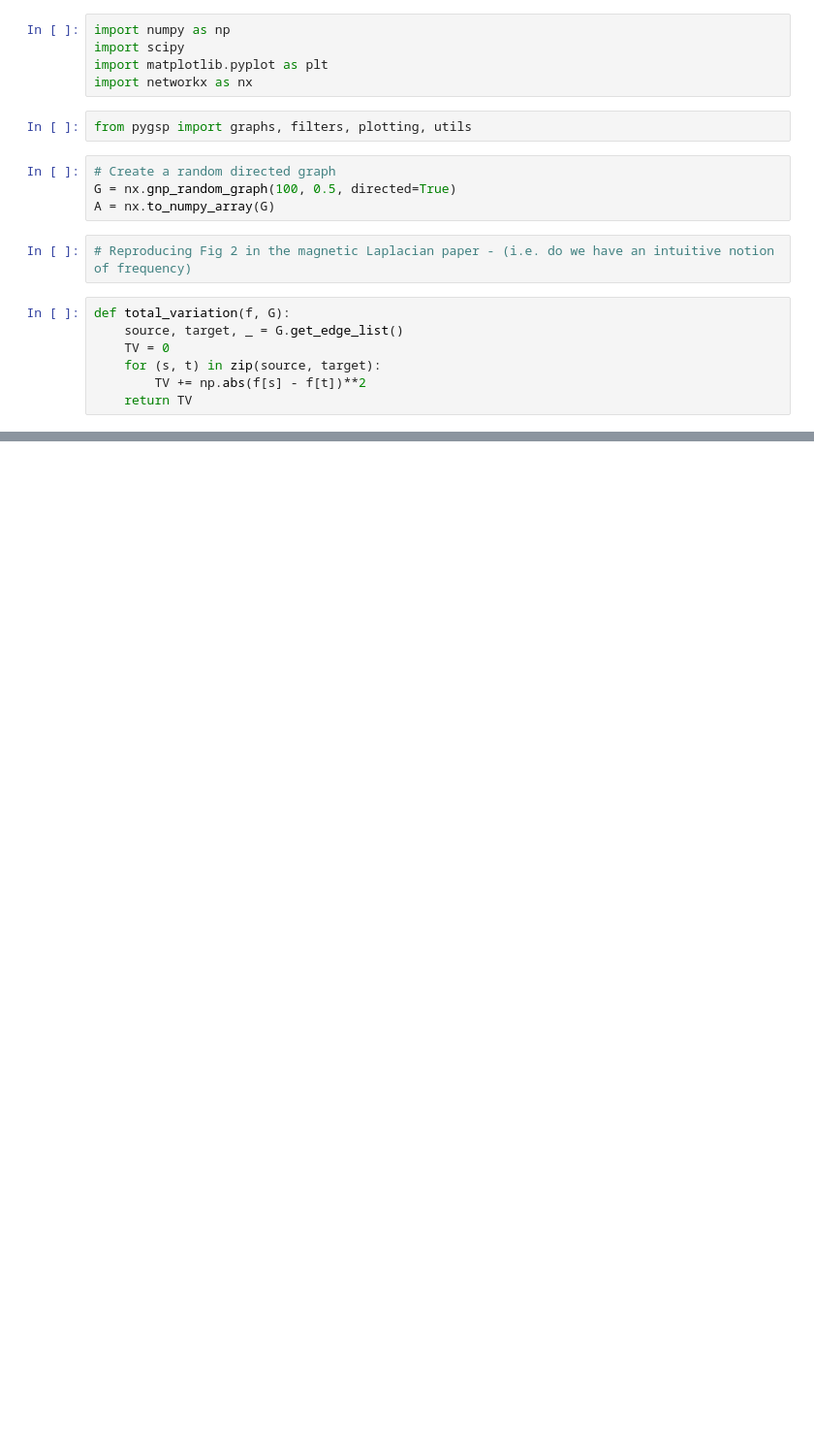
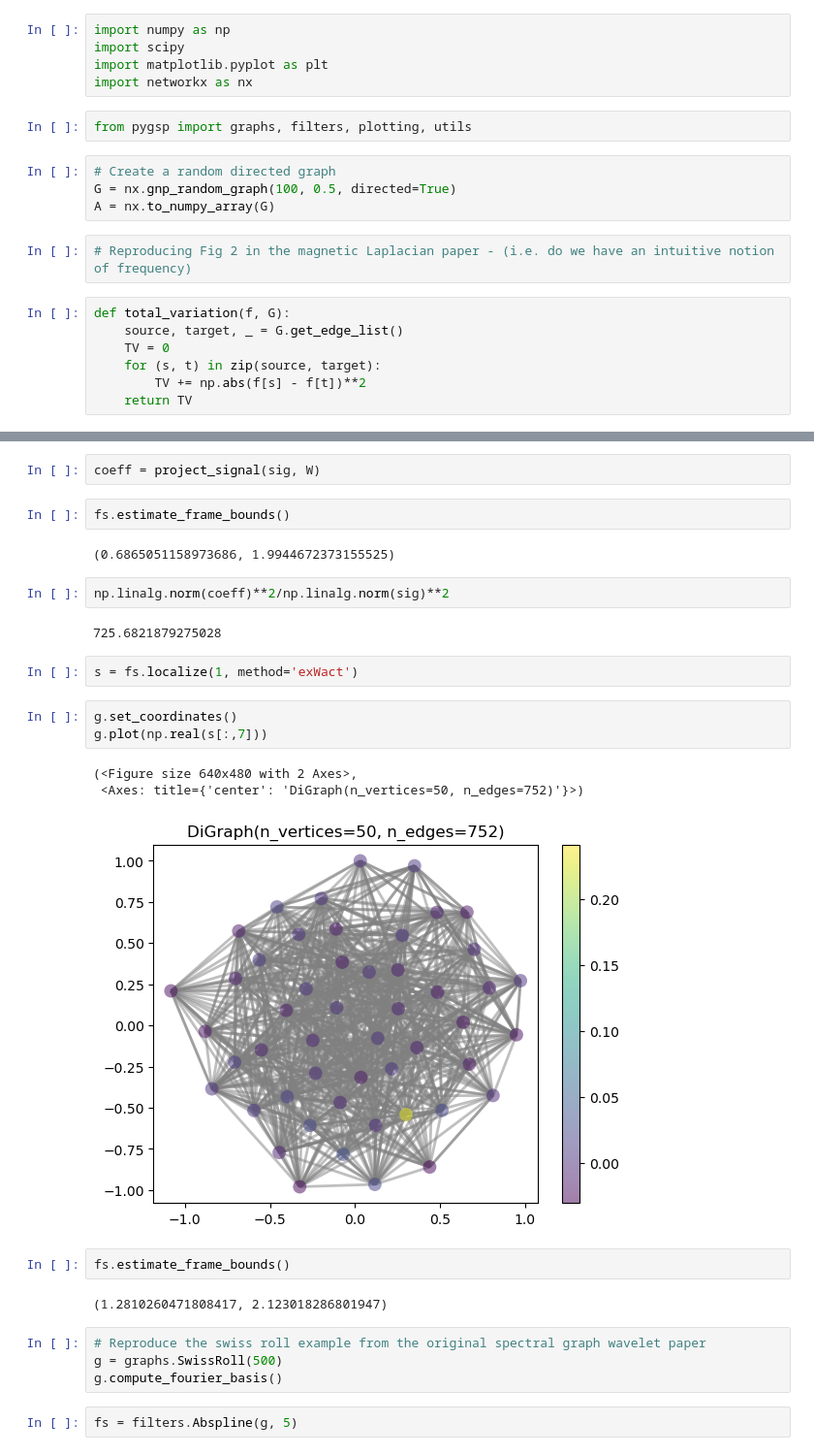
Before and after one commit to akumar01/pygsp, a Jupyter notebook: test_digraph_wv.ipynb, the cells around one changed output, grey strips where cells are left out. Shown at 97% size. Drawn from its saved outputs; the diff is of its cells as text; blank space fills up the shorter version.

```diff
--- a/test_digraph_wv.ipynb
+++ b/test_digraph_wv.ipynb
@@ -103,0 +128,29 @@ np.arccos(1 - 2/49)/(2 * np.pi)
+# %%
+coeff = project_signal(sig, W)
+# %%
+fs.estimate_frame_bounds()
+# %% [output]
+(0.6865051158973686, 1.9944672373155525)
+# %%
+np.linalg.norm(coeff)**2/np.linalg.norm(sig)**2
+# %% [output]
+725.6821879275028
+# %%
+s = fs.localize(1, method='exWact')
+# %%
+g.set_coordinates()
+g.plot(np.real(s[:,7]))
+# %% [output]
+(<Figure size 640x480 with 2 Axes>,
+ <Axes: title={'center': 'DiGraph(n_vertices=50, n_edges=752)'}>)
+[figure, added]
+# %%
+fs.estimate_frame_bounds()
+# %% [output]
+(1.2810260471808417, 2.123018286801947)
+# %%
+# Reproduce the swiss roll example from the original spectral graph wavelet paper
+g = graphs.SwissRoll(500)
+g.compute_fourier_basis()
+# %%
+fs = filters.Abspline(g, 5)
```
Also changed, not shown: parts of 23 cells of this notebook, 2 other files.
